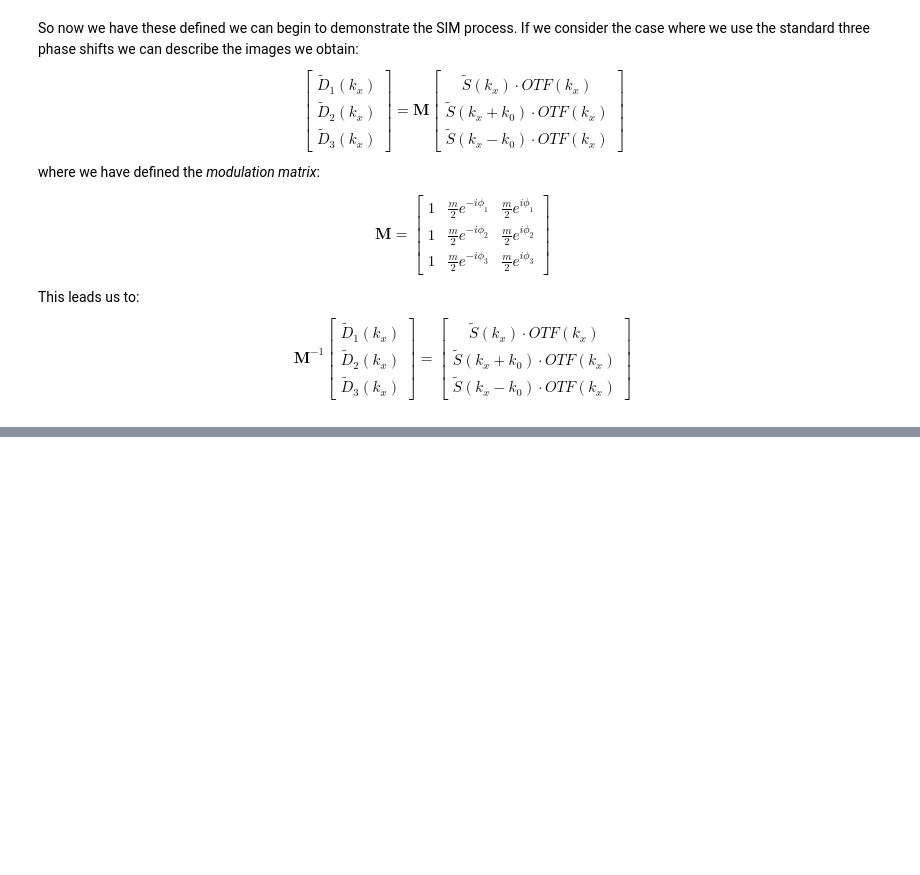
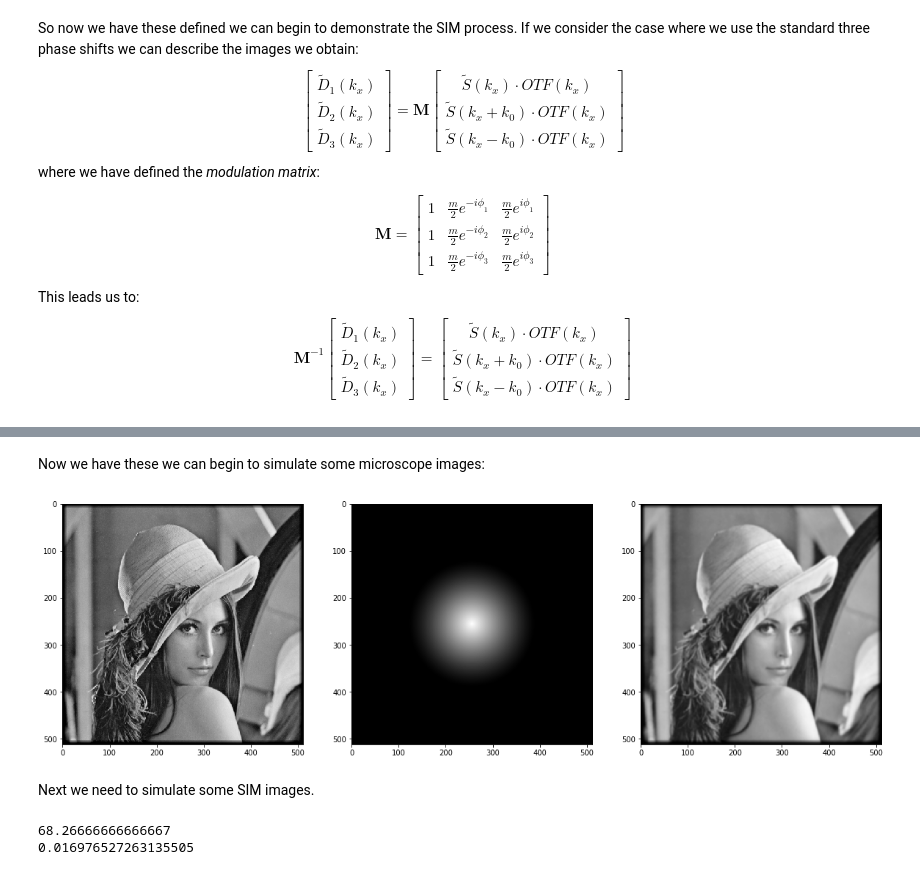
Before and after one commit to charlesnchr/LAG-MNG, a Jupyter notebook: Edward work/SIM in Python.ipynb, the cells around one changed output, grey strips where cells are left out. Cells and saved outputs as stored; diff of their text form; code cells hidden in the pictures; blank space fills up the shorter version.

```diff
--- a/Edward work/SIM in Python.ipynb
+++ b/Edward work/SIM in Python.ipynb
@@ -165,0 +177,61 @@ plt.show
+# %%
+import skimage
+from skimage import io
+from helperFunctions import *
+
+NA = 1
+p_size = 80
+wavelength = 600
+
+Io = skimage.io.imread('lena.png')
+Io= Io.astype('float')
+w,h = Io.shape
+Io = Io/np.amax(Io)
+
+# Let's edge taper the image too since we'll be doing a lot of work in Fourier space
+Io = edgeTaper(Io,drawGauss(10,10))
+
+# And setup some key components for the calculations
+x = np.linspace(-(w*p_size)/2,(w*p_size)/2,w)
+y = np.linspace(-(w*p_size)/2,(w*p_size)/2,h)
+# This provides us with two helpful matrices we can use as a grid of x,y co-ordinates
+X,Y = np.meshgrid(x,y)
+
+# And finall use the fast OTF approximator in our heperFunctions library
+OTF = getSimpleOTF(w,p_size,NA,wavelength)
+OTF = np.fft.fftshift(OTF)
+# %% [markdown]
+Now we have these we can begin to simulate some microscope images:
+# %%
+
+# We calculate the diffraction-limited image from convolution with the PSF
+FTs = np.fft.fft2(Io)
+FTs = np.fft.fftshift(FTs)
+FT = OTF*FTs
+D = abs(np.fft.ifft2(np.fft.fftshift(FT)))
+D = D/np.amax(D)
+
+plt.figure(figsize=(20, 20))
+plt.subplot(1,3,1)
+plt.imshow(Io, cmap='gray')
+
+plt.subplot(1,3,2)
+plt.imshow(OTF,cmap='gray')
+
+plt.subplot(1,3,3)
+plt.imshow(D,cmap='gray')
+plt.show()
+# %% [output]
+[figure, added]
+# %% [markdown]
+Next we need to simulate some SIM images.
+# %%
+dkxy = (2*np.pi)/(w*p_size)
+kMax = (2*np.pi*NA)/(wavelength*dkxy)
+print(kMax)
+k0 = 0.4*kMax/(np.pi*w)
+m = 1
+print(k0)
+# %% [output]
+68.26666666666667
+0.016976527263135505
```
Also changed, not shown: parts of 7 cells of this notebook.
